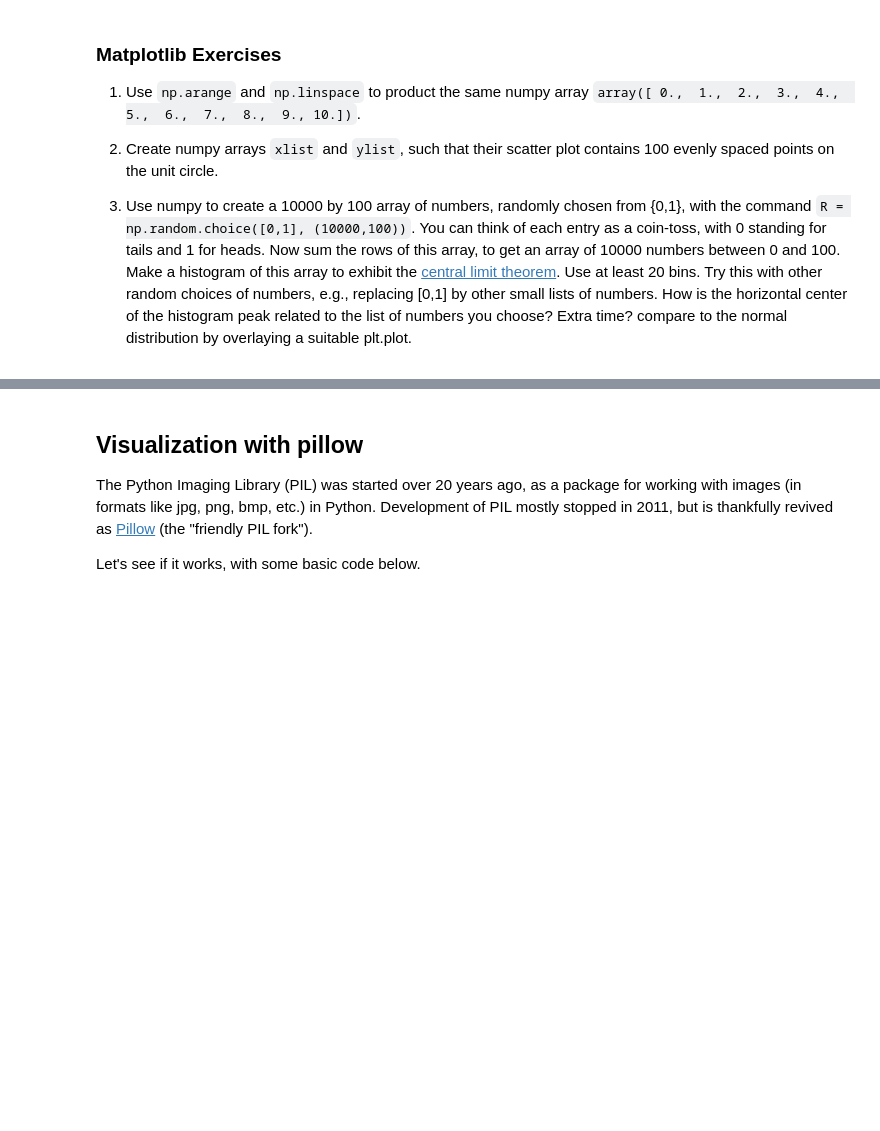
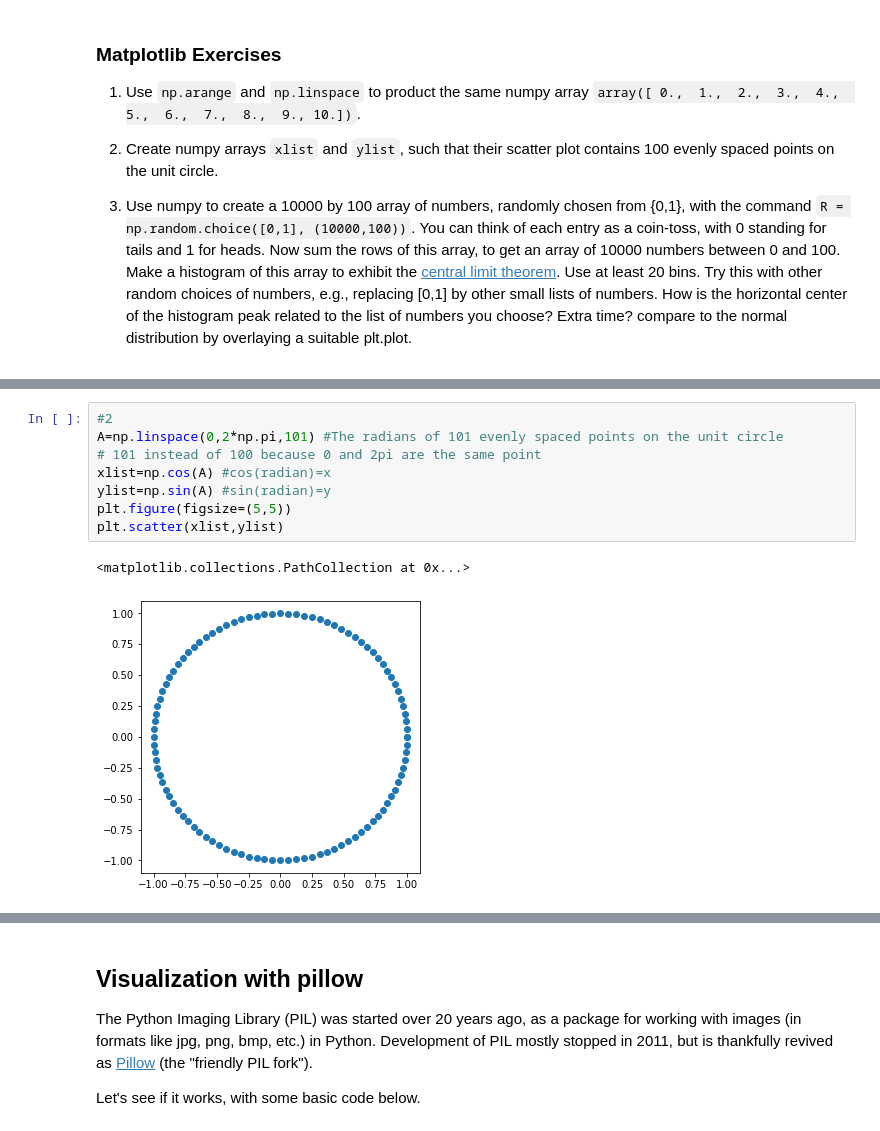
Before and after one commit to EvanSpanier/Math-152, a Jupyter notebook: P4M_Notebook_4.ipynb, the cells around one changed output, grey strips where cells are left out. Cells and saved outputs as stored; diff of their text form; blank space fills up the shorter version.

```diff
--- a/P4M_Notebook_4.ipynb
+++ b/P4M_Notebook_4.ipynb
@@ -988,0 +1073,11 @@ The command `np.linspace(start, stop, length)` creates a numpy array that begins
+# %%
+#2
+A=np.linspace(0,2*np.pi,101) #The radians of 101 evenly spaced points on the unit circle
+# 101 instead of 100 because 0 and 2pi are the same point
+xlist=np.cos(A) #cos(radian)=x
+ylist=np.sin(A) #sin(radian)=y
+plt.figure(figsize=(5,5))
+plt.scatter(xlist,ylist)
+# %% [output]
+<matplotlib.collections.PathCollection at 0x...>
+[figure, added]
```
Also changed, not shown: parts of 42 cells of this notebook.
